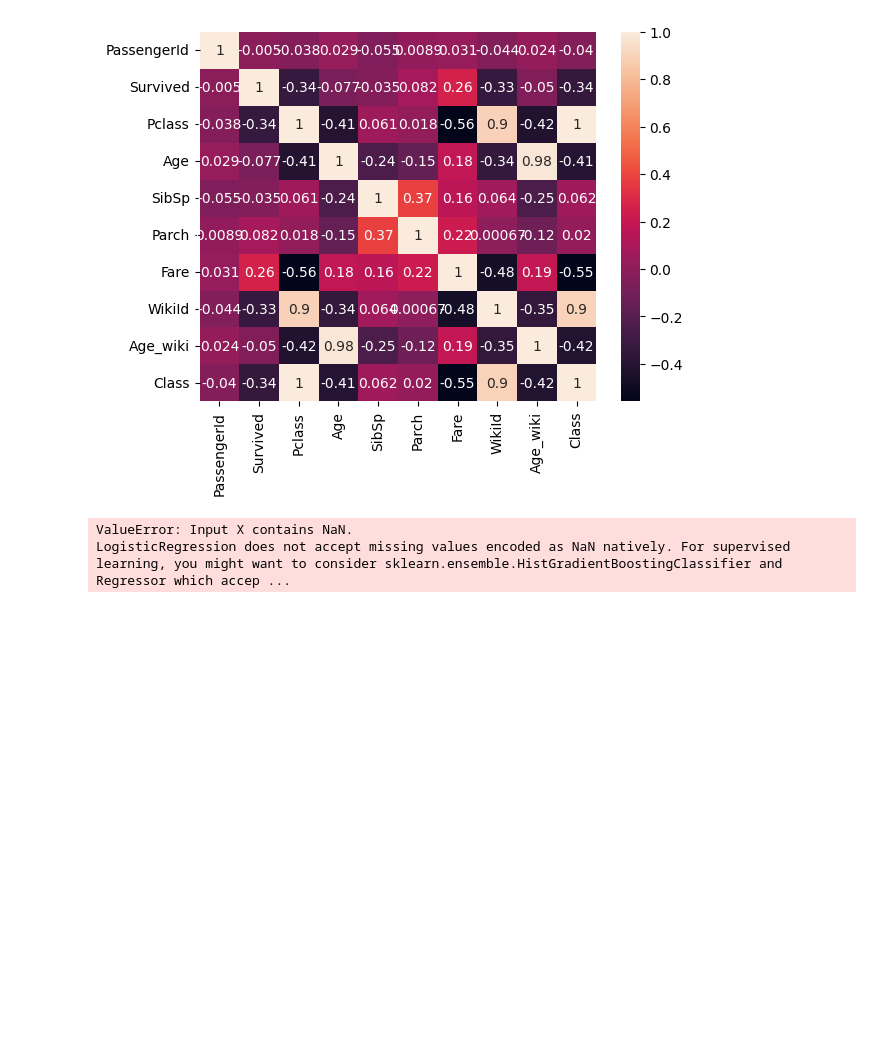
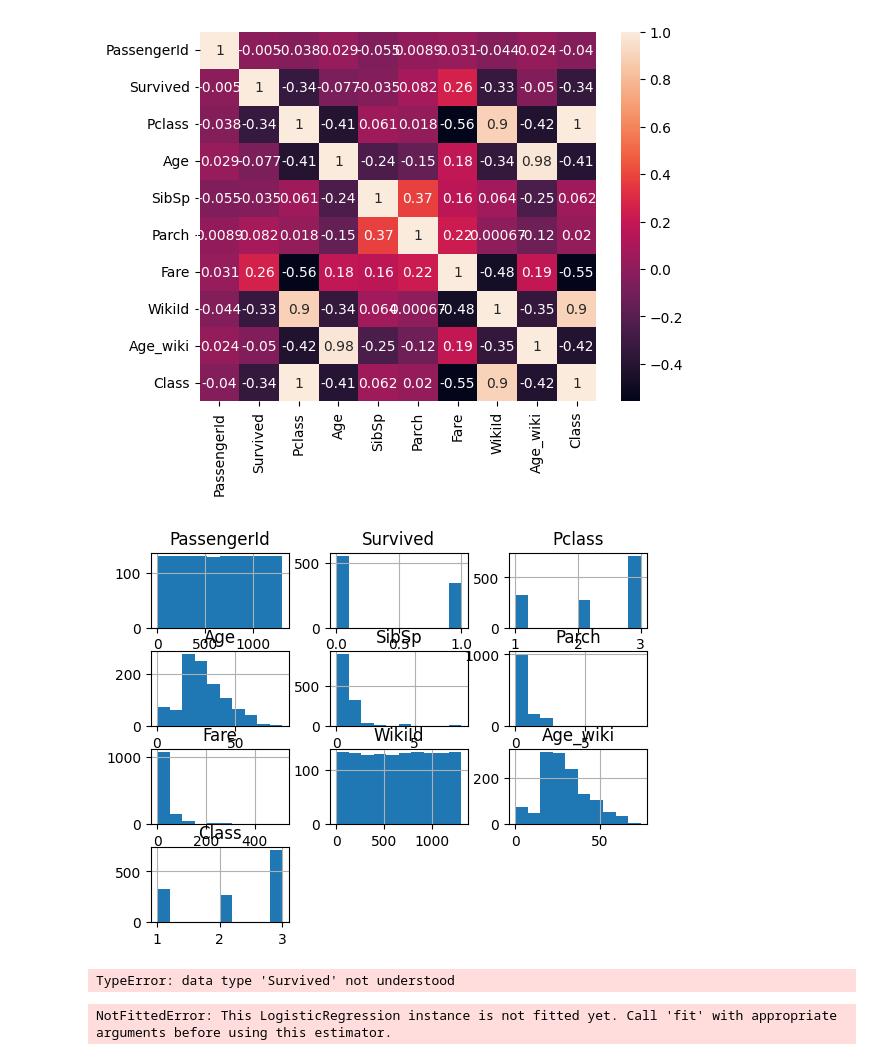
Before and after one commit to tenutayomica/tpchon, a Jupyter notebook: finalfile.ipynb, the cells around one changed output. Saved outputs shown, nothing was run; the diff lists cells and outputs as text; code cells hidden in the pictures; blank space fills up the shorter version.

```diff
--- a/finalfile.ipynb
+++ b/finalfile.ipynb
@@ -253,3 +260,8 @@ sns.heatmap(corr_matrix, annot=True)
 # %% [output]
 <Axes: >
 [figure]
+# %%
+ds.hist()
+plt.show()
+# %% [output]
+[figure, added]
@@ -259,14 +273,15 @@ X_train, X_test, y_train, y_test = train_test_split(X_ds, y_ds, test_size=0.2, r
 # %%
 from sklearn.linear_model import LogisticRegression
 log_model = LogisticRegression()
+erase_null = ds.dropna()
 numerical_columns = ds.select_dtypes(include=[np.number])
-common_columns = set(numerical_columns.columns) & set(X_train.columns)
-X_train_numeric = X_train[list(common_columns)]
-imputer = SimpleImputer(strategy='mean')
-X_train_numeric_imputed = imputer.fit_transform(X_train_numeric)
+X_train_numeric = ds.select_dtypes(erase_null.drop('PassengerId', axis=1), numerical_columns)
 log_model.fit(X_train_numeric, y_train.values.ravel())
 # %% [output]
-ValueError: Input X contains NaN.
-LogisticRegression does not accept missing values encoded as NaN natively. For supervised learning, you might want to consider sklearn.ensemble.HistGradientBoostingClassifier and Regressor which accep ...
+TypeError: data type 'Survived' not understood
+# %%
+y_pred = log_model.predict(X_test)
+# %% [output]
+NotFittedError: This LogisticRegression instance is not fitted yet. Call 'fit' with appropriate arguments before using this estimator.
 # %%
 from sklearn.metrics import accuracy_score, confusion_matrix
```
Also changed, not shown: parts of 20 cells of this notebook.
